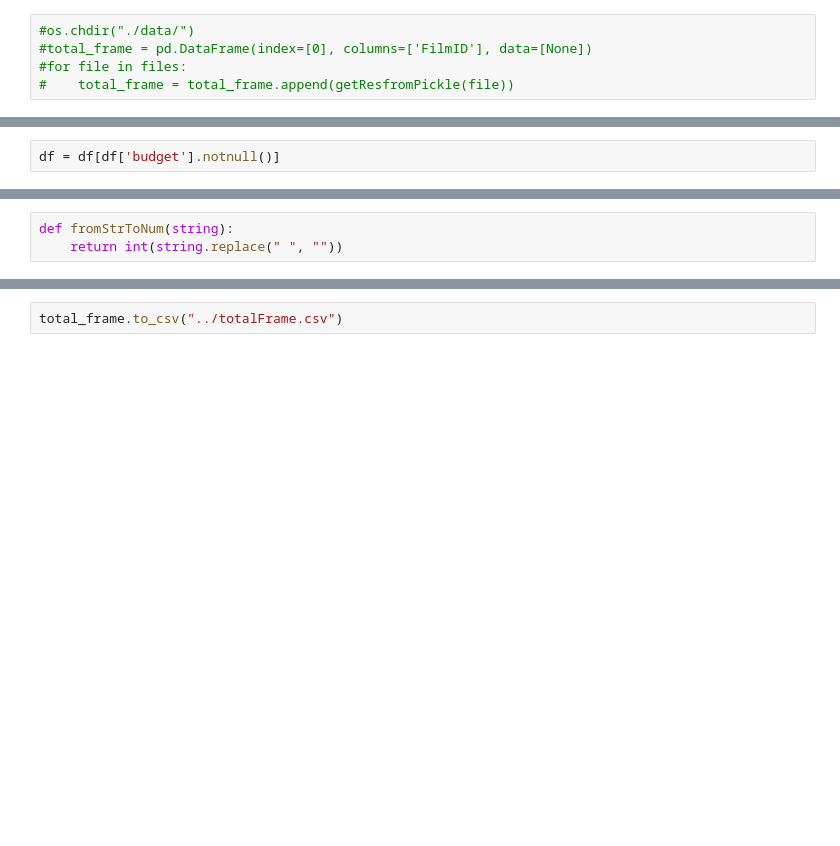
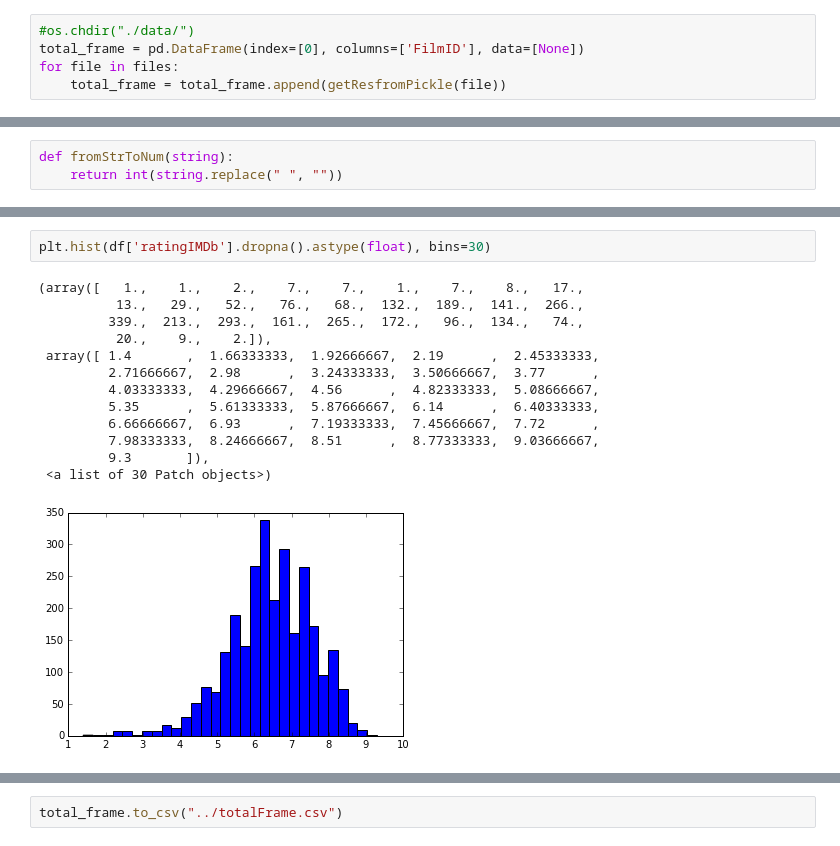
Before and after one commit to KokaZUKR/DataAnalysis, a Jupyter notebook: KinopoiskGetFilms/kinopoiskLoadFilms.ipynb, the cells around one changed output, grey strips where cells are left out. Drawn from its saved outputs; the diff is of its cells as text; blank space fills up the shorter version.

```diff
--- a/KinopoiskGetFilms/kinopoiskLoadFilms.ipynb
+++ b/KinopoiskGetFilms/kinopoiskLoadFilms.ipynb
@@ -136,8 +135,8 @@ import os
 files = os.listdir("./data/")
 # %%
 #os.chdir("./data/")
-#total_frame = pd.DataFrame(index=[0], columns=['FilmID'], data=[None])
-#for file in files:
-#    total_frame = total_frame.append(getResfromPickle(file))
+total_frame = pd.DataFrame(index=[0], columns=['FilmID'], data=[None])
+for file in files:
+    total_frame = total_frame.append(getResfromPickle(file))
 # %% [markdown]
 # Preprocessing data
@@ -175,2 +150,0 @@ filmsRussia = df[df['country'] == 'Россия']
-# %%
-df = df[df['budget'].notnull()]
@@ -215 +257,17 @@ plt.hist(ruFilmBudget, bins=60)
+# %%
+plt.hist(df['ratingIMDb'].dropna().astype(float), bins=30)
+# %% [output]
+(array([   1.,    1.,    2.,    7.,    7.,    1.,    7.,    8.,   17.,
+          13.,   29.,   52.,   76.,   68.,  132.,  189.,  141.,  266.,
+         339.,  213.,  293.,  161.,  265.,  172.,   96.,  134.,   74.,
+          20.,    9.,    2.]),
+ array([ 1.4       ,  1.66333333,  1.92666667,  2.19      ,  2.45333333,
+         2.71666667,  2.98      ,  3.24333333,  3.50666667,  3.77      ,
+         4.03333333,  4.29666667,  4.56      ,  4.82333333,  5.08666667,
+         5.35      ,  5.61333333,  5.87666667,  6.14      ,  6.40333333,
+         6.66666667,  6.93      ,  7.19333333,  7.45666667,  7.72      ,
+         7.98333333,  8.24666667,  8.51      ,  8.77333333,  9.03666667,
+         9.3       ]),
+ <a list of 30 Patch objects>)
+[figure, added]
 # %%
```
Also changed, not shown: parts of 39 cells of this notebook.
